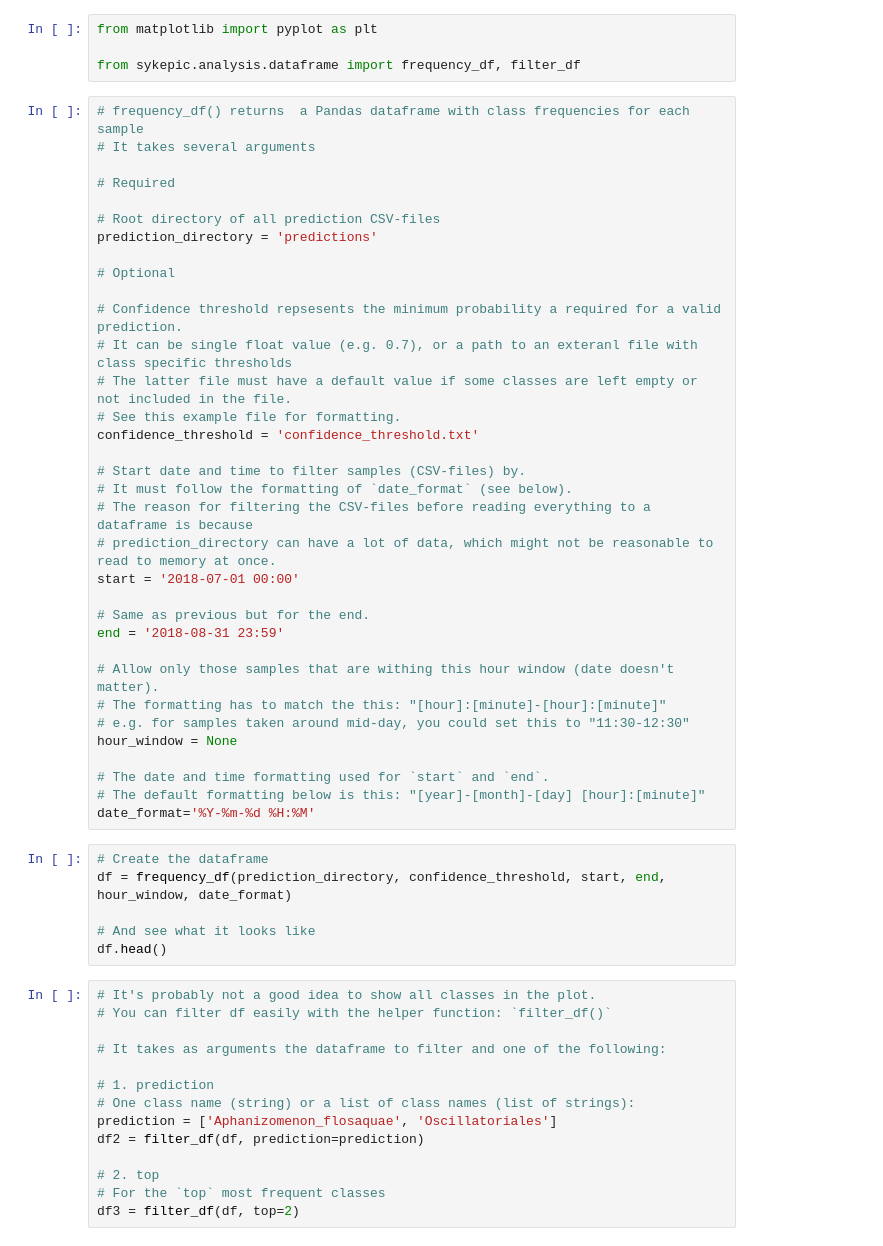
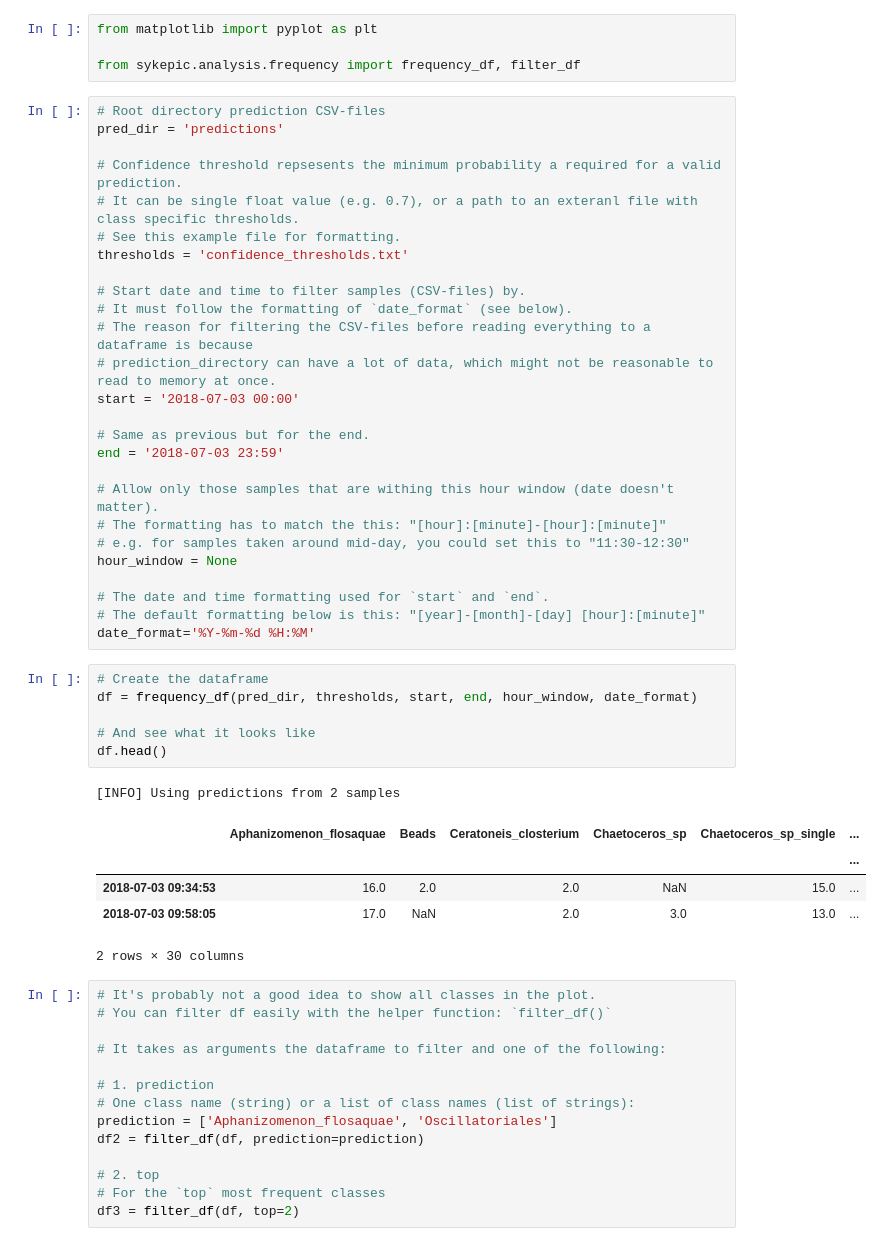
Before and after one commit to sykefi/syke-pic, a Jupyter notebook: examples/frequency_plotting.ipynb, the cells around one changed output. Drawn from its saved outputs; the diff is of its cells as text.

```diff
--- a/examples/frequency_plotting.ipynb
+++ b/examples/frequency_plotting.ipynb
@@ -1,32 +1,24 @@
 # %%
 from matplotlib import pyplot as plt
 
-from sykepic.analysis.dataframe import frequency_df, filter_df
+from sykepic.analysis.frequency import frequency_df, filter_df
 # %%
-# frequency_df() returns  a Pandas dataframe with class frequencies for each sample
-# It takes several arguments
-
-# Required
-
-# Root directory of all prediction CSV-files
-prediction_directory = 'predictions'
-
-# Optional
+# Root directory prediction CSV-files
+pred_dir = 'predictions'
 
 # Confidence threshold repsesents the minimum probability a required for a valid prediction.
-# It can be single float value (e.g. 0.7), or a path to an exteranl file with class specific thresholds
-# The latter file must have a default value if some classes are left empty or not included in the file.
+# It can be single float value (e.g. 0.7), or a path to an exteranl file with class specific thresholds.
 # See this example file for formatting.
-confidence_threshold = 'confidence_threshold.txt'
+thresholds = 'confidence_thresholds.txt'
 
 # Start date and time to filter samples (CSV-files) by.
 # It must follow the formatting of `date_format` (see below).
 # The reason for filtering the CSV-files before reading everything to a dataframe is because
 # prediction_directory can have a lot of data, which might not be reasonable to read to memory at once.
-start = '2018-07-01 00:00'
+start = '2018-07-03 00:00'
 
 # Same as previous but for the end.
-end = '2018-08-31 23:59'
+end = '2018-07-03 23:59'
 
 # Allow only those samples that are withing this hour window (date doesn't matter).
 # The formatting has to match the this: "[hour]:[minute]-[hour]:[minute]"
@@ -38,10 +30,17 @@ hour_window = None
 date_format='%Y-%m-%d %H:%M'
 # %%
 # Create the dataframe
-df = frequency_df(prediction_directory, confidence_threshold, start, end, hour_window, date_format)
+df = frequency_df(pred_dir, thresholds, start, end, hour_window, date_format)
 
 # And see what it looks like
 df.head()
+# %% [output]
+[INFO] Using predictions from 2 samples
+|  | Aphanizomenon_flosaquae | Beads | Ceratoneis_closterium | Chaetoceros_sp | Chaetoceros_sp_single | ... |
+|  |  |  |  |  |  | ... |
+| 2018-07-03 09:34:53 | 16.0 | 2.0 | 2.0 | NaN | 15.0 | ... |
+| 2018-07-03 09:58:05 | 17.0 | NaN | 2.0 | 3.0 | 13.0 | ... |
+2 rows × 30 columns
 # %%
 # It's probably not a good idea to show all classes in the plot.
 # You can filter df easily with the helper function: `filter_df()`
```
Also changed, not shown: parts of 2 cells of this notebook, 6 other files.
